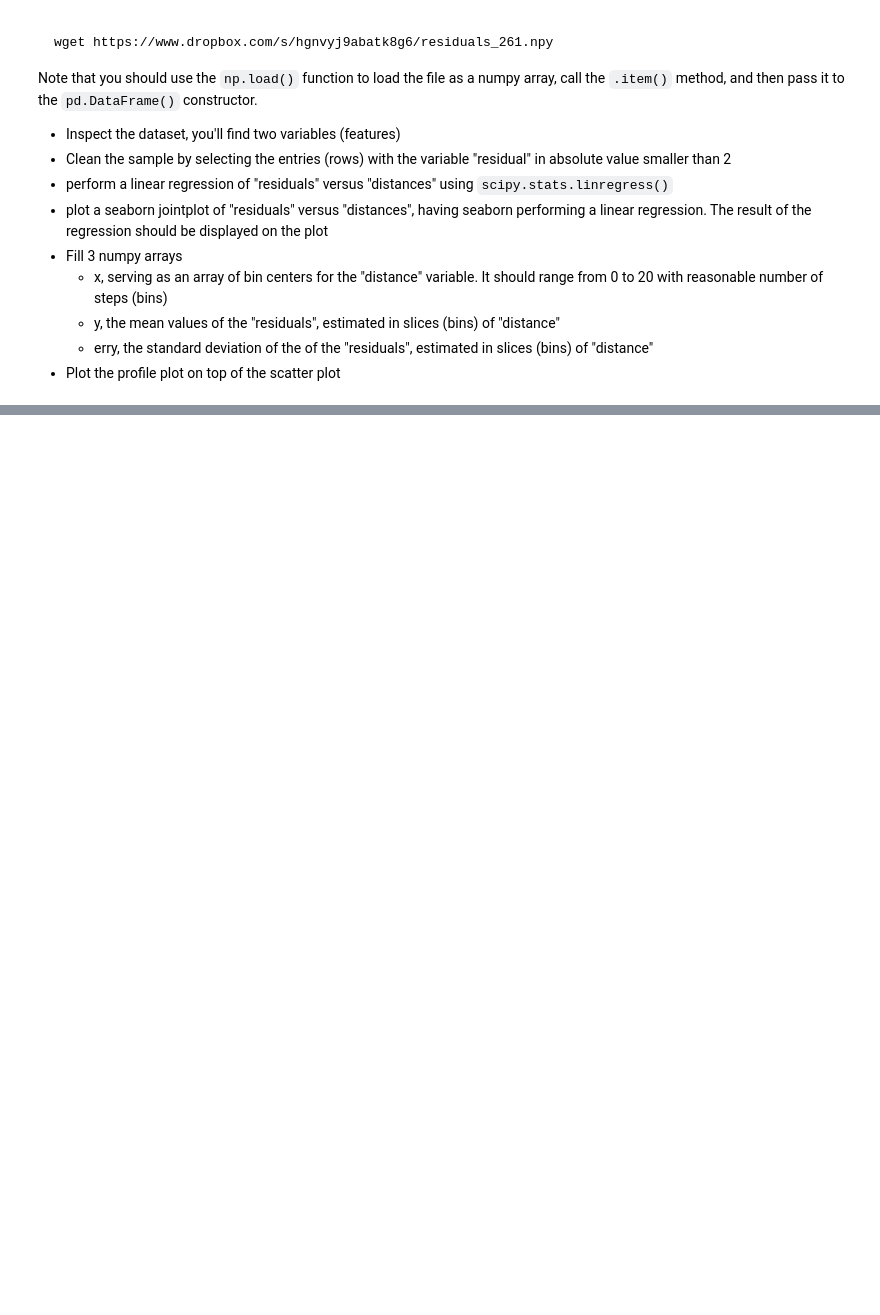
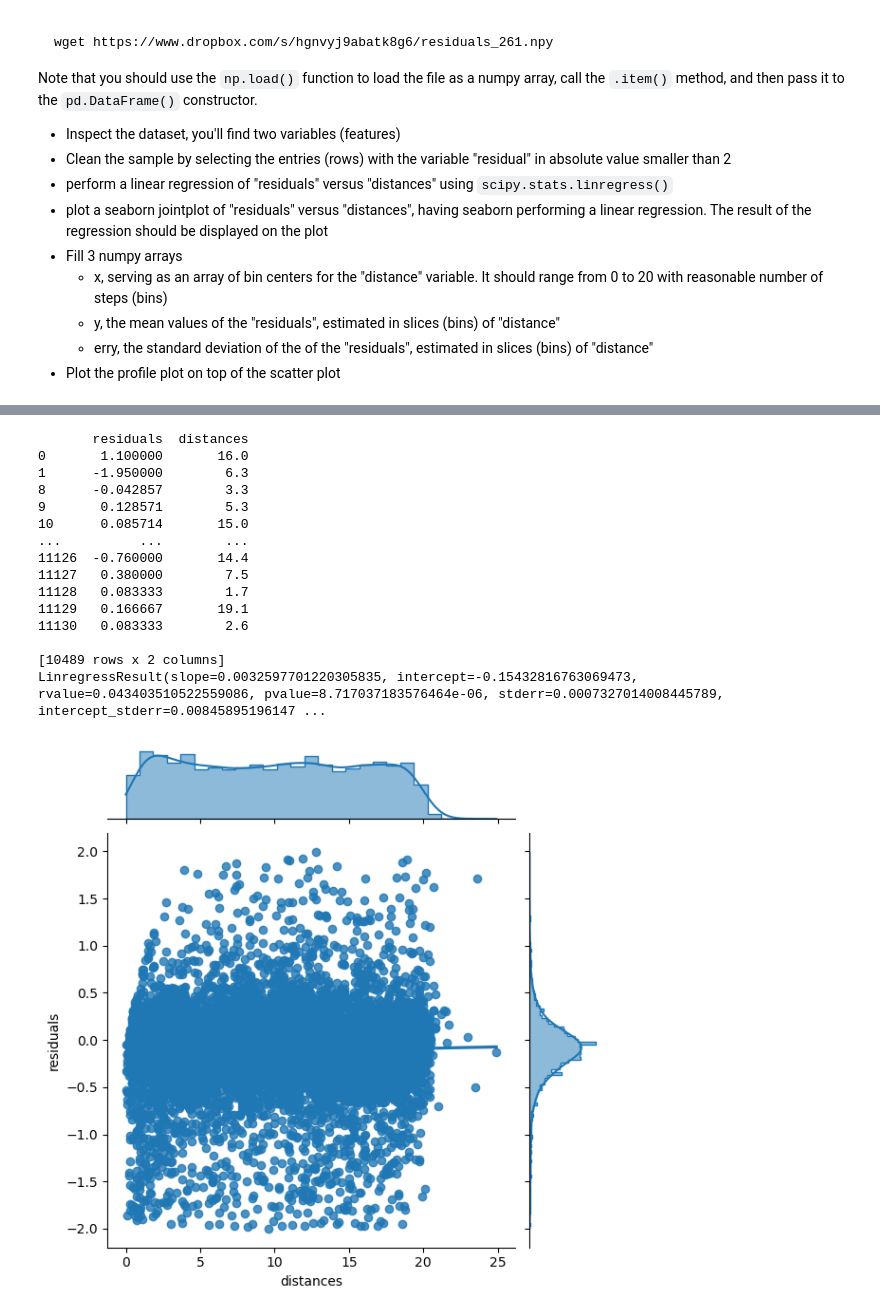
Before and after one commit to angelabortolato/LaboratoryOfComputationalPhysics_A, a Jupyter notebook: 07ex_Visualization.ipynb, the cells around one changed output, grey strips where cells are left out. Cells and saved outputs as stored; diff of their text form; code cells hidden in the pictures; blank space fills up the shorter version.

```diff
--- a/07ex_Visualization.ipynb
+++ b/07ex_Visualization.ipynb
@@ -168,0 +123,55 @@ sns.jointplot(df1, x='distances',y='residuals', kind='reg', marginal_kws=dict(el
+# %%
+from io import BytesIO
+import tarfile
+from urllib.request import urlopen
+
+dat=np.load("residuals_261.npy", allow_pickle=True)
+df=pd.DataFrame(dat.item())
+
+df1=df[abs(df['residuals'])<2]          #filter data
+print(df1)
+
+regression_result = stats.linregress(df1['distances'], df1['residuals'])        #perform lin regr and plot
+print(regression_result)
+sns.jointplot(df1, x='distances',y='residuals', kind='reg',  marginal_kws={'element': 'step'})
+plt.show()
+
+bins=np.linspace(0,20,11)           #want to have 10 bins
+x=0.5*(bins[:-1]+bins[1:])
+y=[]
+erry=[]
+
+#fill y and erry like an hystogram
+for i in range(len(x)):
+    bindata=df1[(df1['distances']>=bins[i]) & (df1['distances']<bins[i+1])]
+    y.append(bindata['residuals'].mean())
+    erry.append(bindata['residuals'].std())
+
+y=np.array(y)           #from list to array
+erry=np.array(erry)
+
+plt.figure(figsize=(8, 6))
+plt.scatter(df1['distances'], df1['residuals'], label='Scatter Plot', alpha=0.5)
+plt.plot(x, y, '-o', color='red', label='Profile Plot')  # Replace errorbar with plot for a proper profile plot
+plt.fill_between(x, y - erry, y + erry, color='red', alpha=0.2, label='Standard Deviation')  # Add shaded area for errorsplt.xlabel('Distances')
+plt.ylabel('Residuals')
+plt.title('Profile Plot over Scatter Plot')
+plt.legend()
+plt.show()
+# %% [output]
+       residuals  distances
+0       1.100000       16.0
+1      -1.950000        6.3
+8      -0.042857        3.3
+9       0.128571        5.3
+10      0.085714       15.0
+...          ...        ...
+11126  -0.760000       14.4
+11127   0.380000        7.5
+11128   0.083333        1.7
+11129   0.166667       19.1
+11130   0.083333        2.6
+
+[10489 rows x 2 columns]
+LinregressResult(slope=0.0032597701220305835, intercept=-0.15432816763069473, rvalue=0.043403510522559086, pvalue=8.717037183576464e-06, stderr=0.0007327014008445789, intercept_stderr=0.00845895196147 ...
+[figure, added]
```
Also changed, not shown: parts of 4 cells of this notebook.
